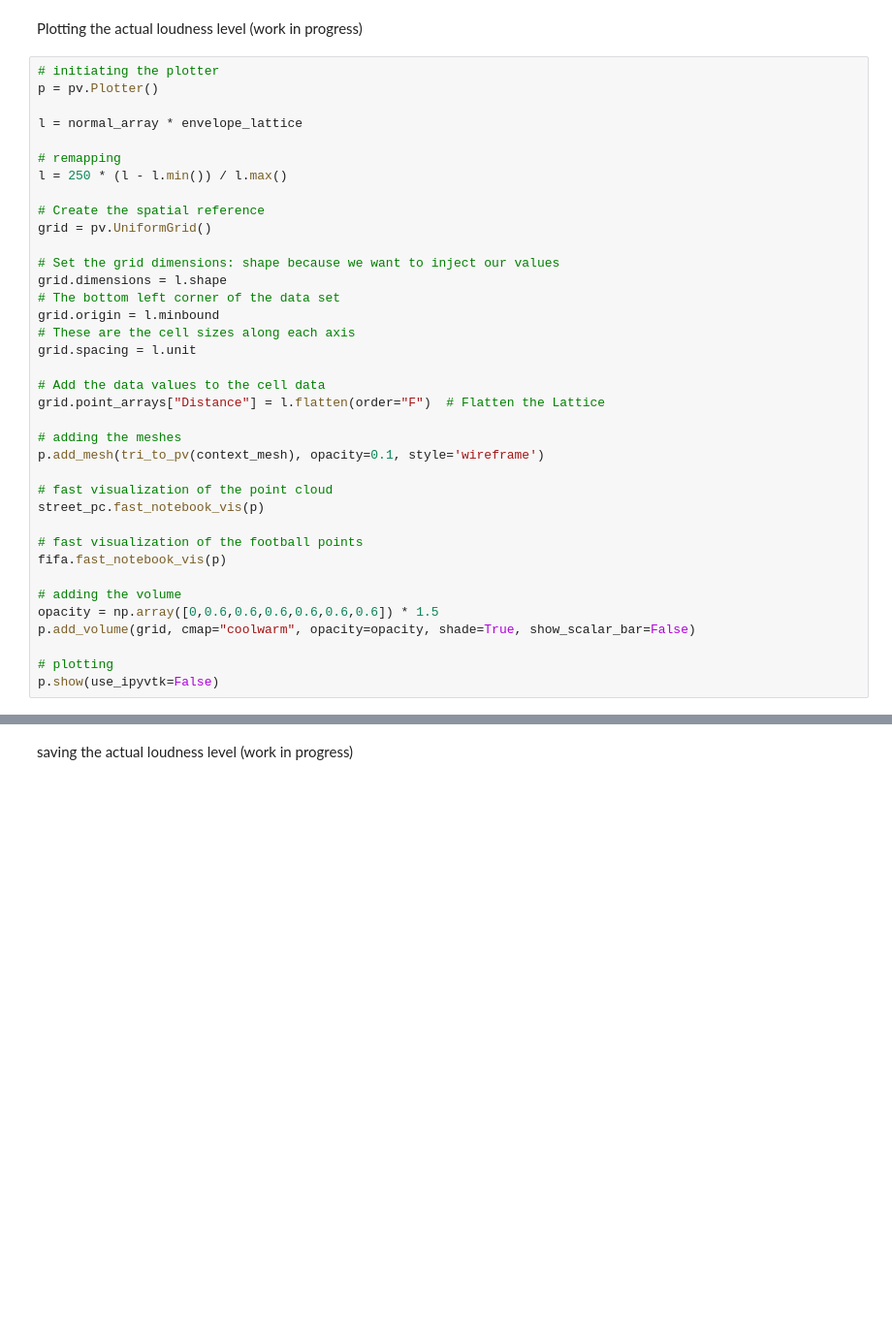
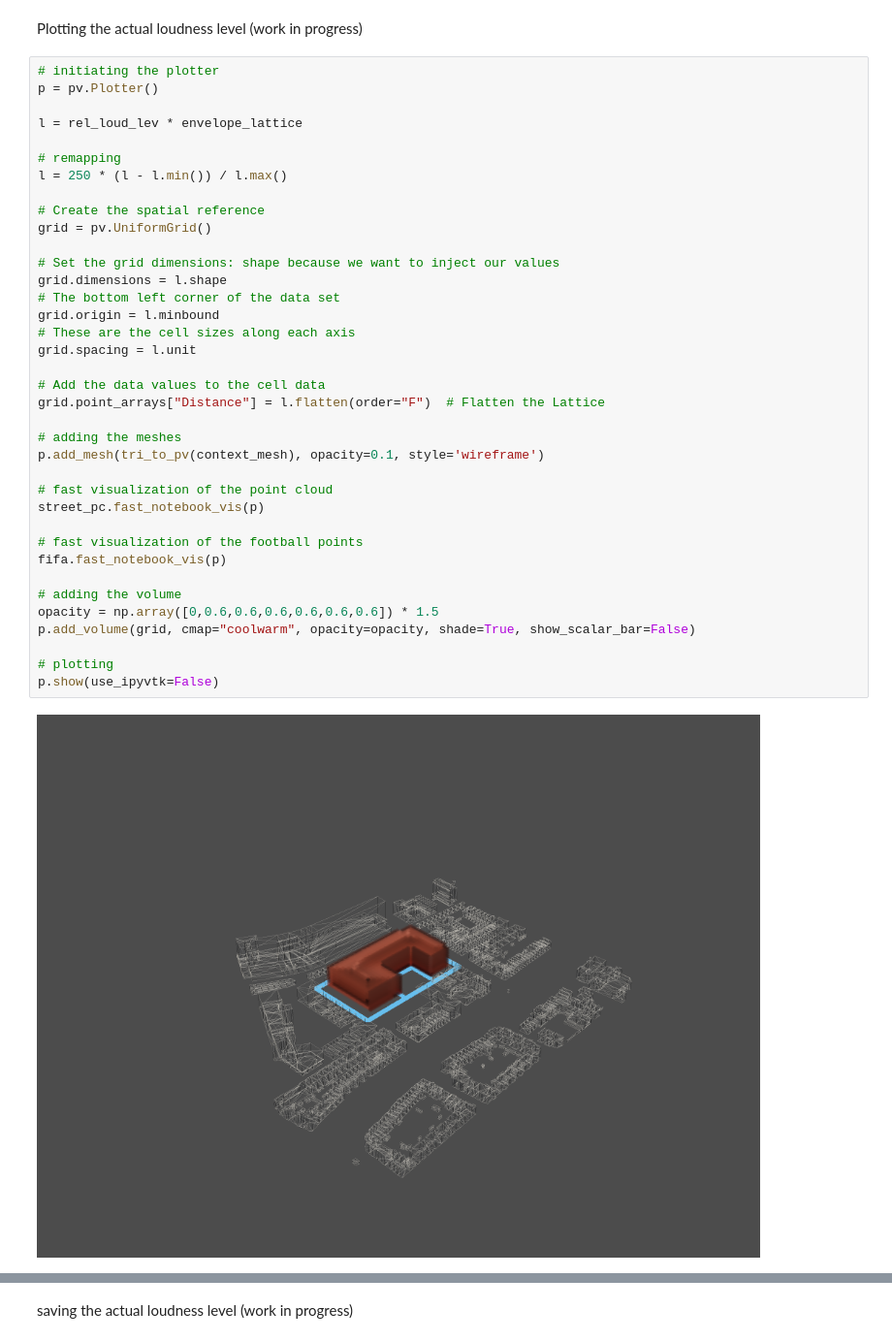
Before and after one commit to shervinazadi/spatial_computing_project_template, a Jupyter notebook: scripts/2.5_noise_approval.ipynb, the cells around one changed output, grey strips where cells are left out. Shown: that part at 97% size. Saved outputs shown, nothing was run; the diff lists cells and outputs as text; blank space fills up the shorter version.

```diff
--- a/scripts/2.5_noise_approval.ipynb
+++ b/scripts/2.5_noise_approval.ipynb
@@ -282,37 +309,38 @@ Plotting the actual loudness level (work in progress)
 # initiating the plotter
 p = pv.Plotter()
 
-l = normal_array * envelope_lattice
+l = rel_loud_lev * envelope_lattice
 
 # remapping
 l = 250 * (l - l.min()) / l.max()
 
 # Create the spatial reference
 grid = pv.UniformGrid()
 
 # Set the grid dimensions: shape because we want to inject our values
 grid.dimensions = l.shape
 # The bottom left corner of the data set
 grid.origin = l.minbound
 # These are the cell sizes along each axis
 grid.spacing = l.unit
 
 # Add the data values to the cell data
 grid.point_arrays["Distance"] = l.flatten(order="F")  # Flatten the Lattice
 
 # adding the meshes
 p.add_mesh(tri_to_pv(context_mesh), opacity=0.1, style='wireframe')
 
 # fast visualization of the point cloud
 street_pc.fast_notebook_vis(p)
 
 # fast visualization of the football points
 fifa.fast_notebook_vis(p)
 
 # adding the volume
 opacity = np.array([0,0.6,0.6,0.6,0.6,0.6,0.6]) * 1.5
 p.add_volume(grid, cmap="coolwarm", opacity=opacity, shade=True, show_scalar_bar=False)
 
 # plotting
 p.show(use_ipyvtk=False)
 # %% [output]
+[figure, added]
```
Also changed, not shown: parts of 9 cells of this notebook, 4 other files.
